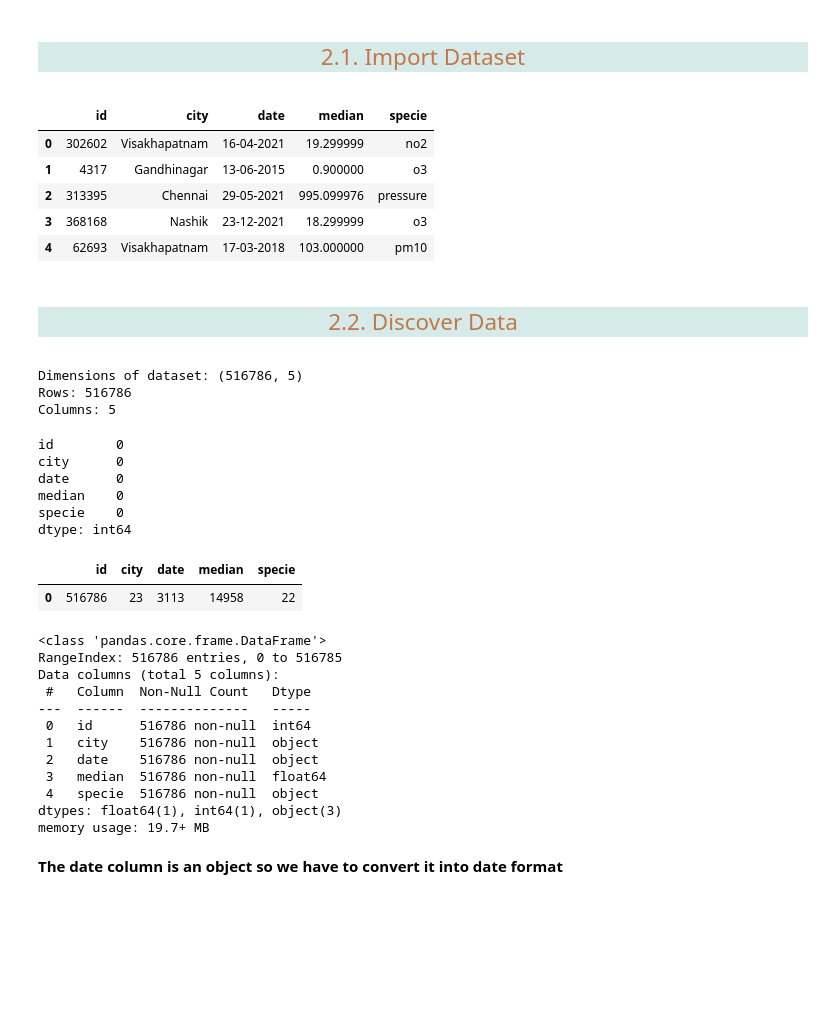
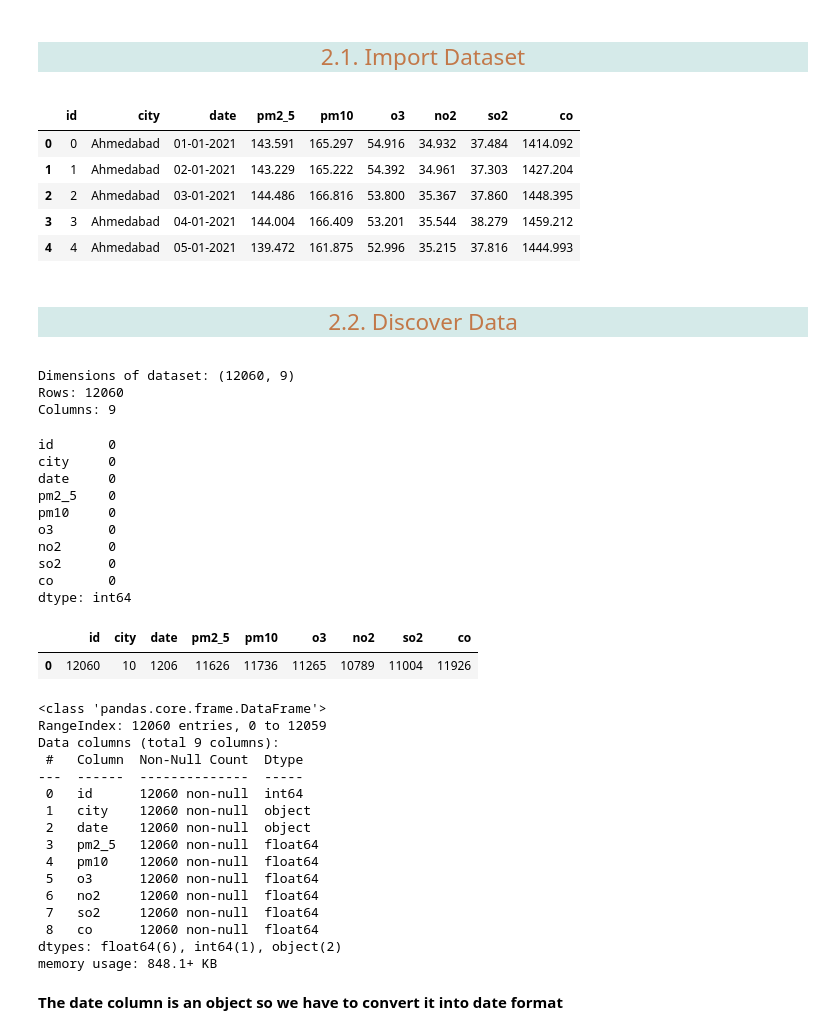
Before and after one commit to Devesh061102/03-Air-Quality-Index-Predictor, a Jupyter notebook: research/02_data_analysis.ipynb, the cells around one changed output. Drawn from its saved outputs; the diff is of its cells as text; code cells hidden in the pictures; blank space fills up the shorter version.

```diff
--- a/research/02_data_analysis.ipynb
+++ b/research/02_data_analysis.ipynb
@@ -35,15 +30,15 @@ pio.renderers.default = 'iframe'  # or 'colab'
 <a id="1"></a>
 #### <p style="padding:5px;background-color:#d5eae9;margin:0;color:#c27849;font-family:newtimeroman;font-size:150%;text-align:center;border-radius: 50px 50px;overflow:hidden;font-weight:200">2.1. Import Dataset</p>
 # %%
-df = pd.read_csv("artifacts/data_ingestion/data.csv")
+df = pd.read_csv("artifacts/data_ingestion/air_pollutant_data.csv")
 df.head()
 # %% [output]
-|  | id | city | date | median | specie |
-| 0 | 302602 | Visakhapatnam | 16-04-2021 | 19.299999 | no2 |
-| 1 | 4317 | Gandhinagar | 13-06-2015 | 0.900000 | o3 |
-| 2 | 313395 | Chennai | 29-05-2021 | 995.099976 | pressure |
-| 3 | 368168 | Nashik | 23-12-2021 | 18.299999 | o3 |
-| 4 | 62693 | Visakhapatnam | 17-03-2018 | 103.000000 | pm10 |
+|  | id | city | date | pm2_5 | pm10 | o3 | no2 | so2 | co |
+| 0 | 0 | Ahmedabad | 01-01-2021 | 143.591 | 165.297 | 54.916 | 34.932 | 37.484 | 1414.092 |
+| 1 | 1 | Ahmedabad | 02-01-2021 | 143.229 | 165.222 | 54.392 | 34.961 | 37.303 | 1427.204 |
+| 2 | 2 | Ahmedabad | 03-01-2021 | 144.486 | 166.816 | 53.800 | 35.367 | 37.860 | 1448.395 |
+| 3 | 3 | Ahmedabad | 04-01-2021 | 144.004 | 166.409 | 53.201 | 35.544 | 38.279 | 1459.212 |
+| 4 | 4 | Ahmedabad | 05-01-2021 | 139.472 | 161.875 | 52.996 | 35.215 | 37.816 | 1444.993 |
 # %% [markdown]
 <a id="1"></a>
 #### <p style="padding:5px;background-color:#d5eae9;margin:0;color:#c27849;font-family:newtimeroman;font-size:150%;text-align:center;border-radius: 50px 50px;overflow:hidden;font-weight:200">2.2. Discover Data</p>
@@ -53,42 +48,50 @@ rows, col = df.shape
 print ("Dimensions of dataset: {}" . format (df.shape))
 print ('Rows:', rows,'\nColumns:', col)
 # %% [output]
-Dimensions of dataset: (516786, 5)
-Rows: 516786
-Columns: 5
+Dimensions of dataset: (12060, 9)
+Rows: 12060
+Columns: 9
 # %%
 # Check of missing values
 df.isna().sum()
 # %% [output]
-id        0
-city      0
-date      0
-median    0
-specie    0
+id       0
+city     0
+date     0
+pm2_5    0
+pm10     0
+o3       0
+no2      0
+so2      0
+co       0
 dtype: int64
 # %%
 # Number of uniqe elements in each columns
 unique = df.nunique()
 unique.to_frame().T
 # %% [output]
-|  | id | city | date | median | specie |
-| 0 | 516786 | 23 | 3113 | 14958 | 22 |
+|  | id | city | date | pm2_5 | pm10 | o3 | no2 | so2 | co |
+| 0 | 12060 | 10 | 1206 | 11626 | 11736 | 11265 | 10789 | 11004 | 11926 |
 # %%
 # Information about the dataframe
 df.info()
 # %% [output]
 <class 'pandas.core.frame.DataFrame'>
-RangeIndex: 516786 entries, 0 to 516785
-Data columns (total 5 columns):
- #   Column  Non-Null Count   Dtype
----  ------  --------------   -----
- 0   id      516786 non-null  int64
- 1   city    516786 non-null  object
- 2   date    516786 non-null  object
- 3   median  516786 non-null  float64
- 4   specie  516786 non-null  object
-dtypes: float64(1), int64(1), object(3)
-memory usage: 19.7+ MB
+RangeIndex: 12060 entries, 0 to 12059
+Data columns (total 9 columns):
+ #   Column  Non-Null Count  Dtype
+---  ------  --------------  -----
+ 0   id      12060 non-null  int64
+ 1   city    12060 non-null  object
+ 2   date    12060 non-null  object
+ 3   pm2_5   12060 non-null  float64
+ 4   pm10    12060 non-null  float64
+ 5   o3      12060 non-null  float64
+ 6   no2     12060 non-null  float64
+ 7   so2     12060 non-null  float64
+ 8   co      12060 non-null  float64
+dtypes: float64(6), int64(1), object(2)
+memory usage: 848.1+ KB
 # %% [markdown]
 **The date column is an object so we have to convert it into date format**
 # %%
```
Also changed, not shown: parts of 39 cells of this notebook, 3 other files.
